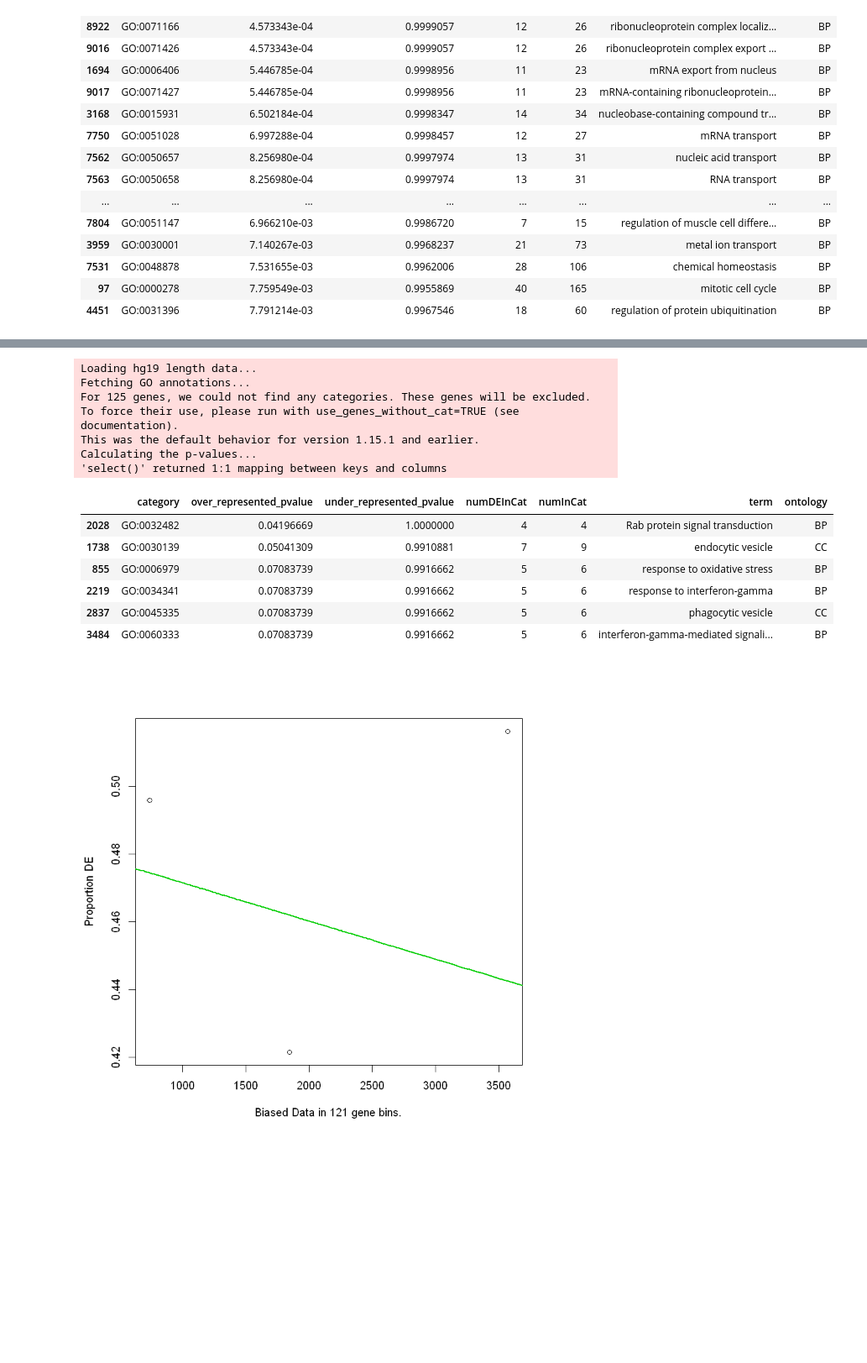
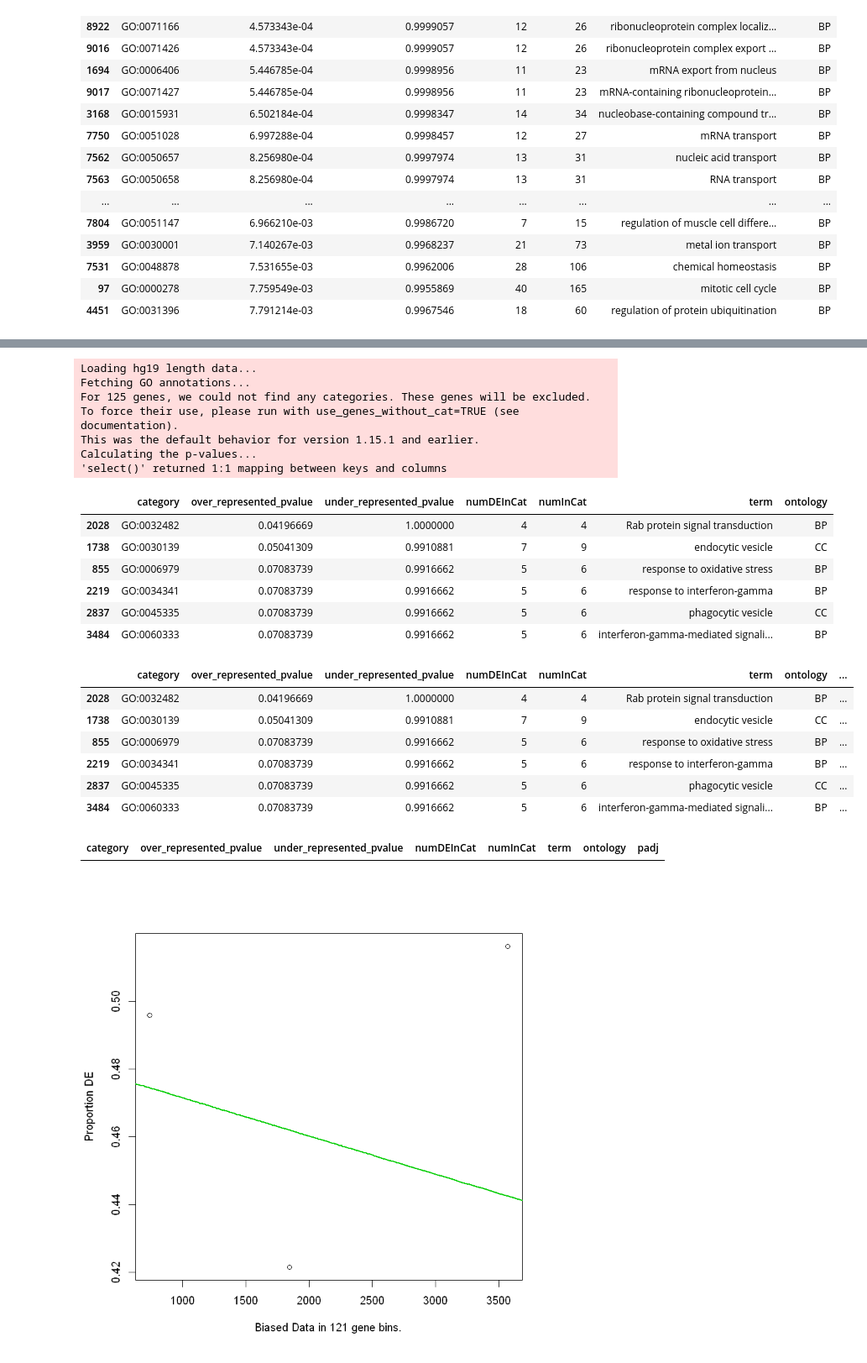
Before and after one commit to belgravia/jupyter-notebooks, a Jupyter notebook: Intron retention analysis.ipynb, the cells around one changed output, grey strips where cells are left out. Shown at 84% size. Saved outputs shown, nothing was run; the diff lists cells and outputs as text; code cells hidden in the pictures; blank space fills up the shorter version.

```diff
--- a/Intron retention analysis.ipynb
+++ b/Intron retention analysis.ipynb
@@ -95,32 +95,42 @@ res[1:30,]
 # %%
 info = read.table('ir_goseq_wt.txt')  # for intron retention events that are/are not more highly expressed in the wt
 
 genes = info$V2
 names(genes) = info$V1
 head(genes)
 
 pwf = nullp(genes, 'hg19', 'ensGene')
 res_wt = goseq(pwf, 'hg19', 'ensGene', method='Hypergeometric')
 
 head(res_wt)
+res_wt$padj = p.adjust(res_wt$over_represented_pvalue)
+res_wt[res_wt$padj < 0.05,]
 # %% [output]
 ENSG00000172349 ENSG00000261471 ENSG00000279641 ENSG00000252549 ENSG00000131051
               1               0               1               1               1
 ENSG00000164548
               1
 Loading hg19 length data...
 Fetching GO annotations...
 For 125 genes, we could not find any categories. These genes will be excluded.
 To force their use, please run with use_genes_without_cat=TRUE (see documentation).
 This was the default behavior for version 1.15.1 and earlier.
 Calculating the p-values...
 'select()' returned 1:1 mapping between keys and columns
 |  | category | over_represented_pvalue | under_represented_pvalue | numDEInCat | numInCat | term | ontology |
 | 2028 | GO:0032482 | 0.04196669 | 1.0000000 | 4 | 4 | Rab protein signal transduction | BP |
 | 1738 | GO:0030139 | 0.05041309 | 0.9910881 | 7 | 9 | endocytic vesicle | CC |
 | 855 | GO:0006979 | 0.07083739 | 0.9916662 | 5 | 6 | response to oxidative stress | BP |
 | 2219 | GO:0034341 | 0.07083739 | 0.9916662 | 5 | 6 | response to interferon-gamma | BP |
 | 2837 | GO:0045335 | 0.07083739 | 0.9916662 | 5 | 6 | phagocytic vesicle | CC |
 | 3484 | GO:0060333 | 0.07083739 | 0.9916662 | 5 | 6 | interferon-gamma-mediated signali... | BP |
+|  | category | over_represented_pvalue | under_represented_pvalue | numDEInCat | numInCat | term | ontology | ... |
+| 2028 | GO:0032482 | 0.04196669 | 1.0000000 | 4 | 4 | Rab protein signal transduction | BP | ... |
+| 1738 | GO:0030139 | 0.05041309 | 0.9910881 | 7 | 9 | endocytic vesicle | CC | ... |
+| 855 | GO:0006979 | 0.07083739 | 0.9916662 | 5 | 6 | response to oxidative stress | BP | ... |
+| 2219 | GO:0034341 | 0.07083739 | 0.9916662 | 5 | 6 | response to interferon-gamma | BP | ... |
+| 2837 | GO:0045335 | 0.07083739 | 0.9916662 | 5 | 6 | phagocytic vesicle | CC | ... |
+| 3484 | GO:0060333 | 0.07083739 | 0.9916662 | 5 | 6 | interferon-gamma-mediated signali... | BP | ... |
+| category | over_represented_pvalue | under_represented_pvalue | numDEInCat | numInCat | term | ontology | padj |
 [figure]
 # %%
```
Also changed, not shown: parts of 2 cells of this notebook.
